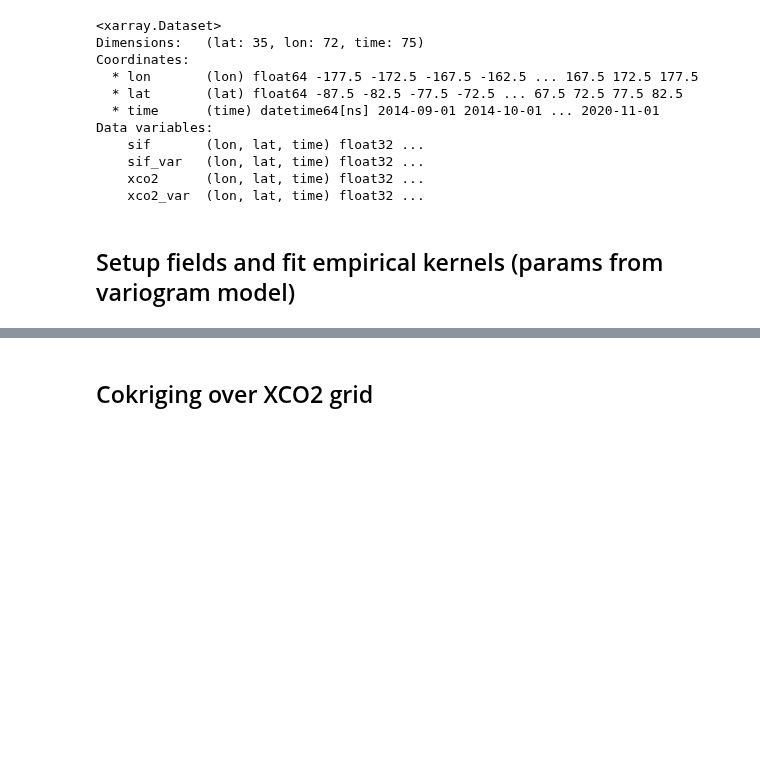
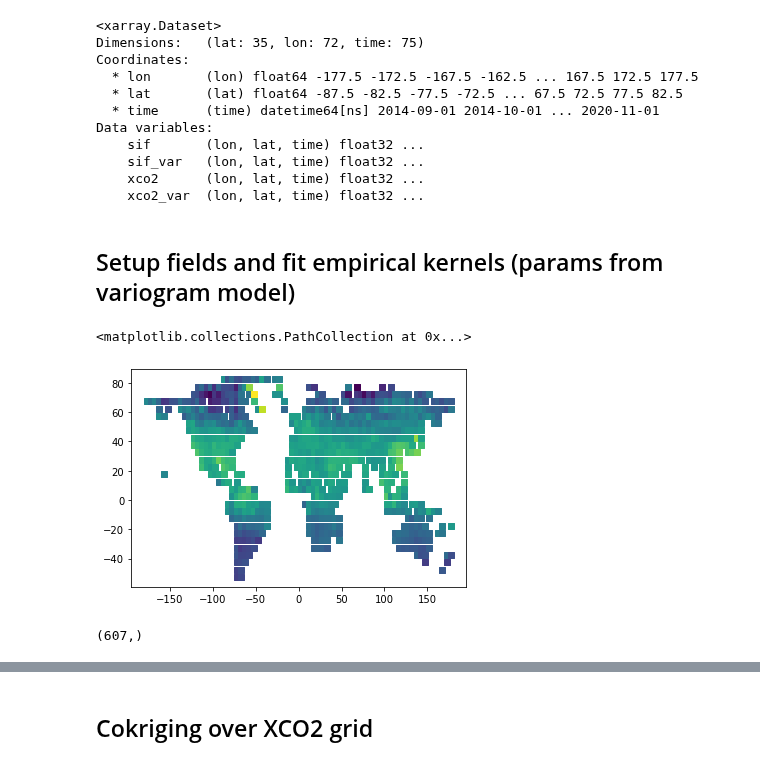
Before and after one commit to 91Mrwu/sif-xco2-cokriging, a Jupyter notebook: research/cokriging_demo.ipynb, the cells around one changed output, grey strips where cells are left out. Saved outputs shown, nothing was run; the diff lists cells and outputs as text; code cells hidden in the pictures; blank space fills up the shorter version.

Commit message:
Begin fitting of surface mean

```diff
--- a/research/cokriging_demo.ipynb
+++ b/research/cokriging_demo.ipynb
@@ -46,0 +51,10 @@ Z = fields.MultiField(ds_xco2, ds_sif, "2019-07-01", timedelta=-2, detrend=True)
+# %%
+plt.scatter(Z.field_1.coords[:,1], Z.field_1.coords[:,0], c=Z.field_1.mean, marker="s")
+# %% [output]
+<matplotlib.collections.PathCollection at 0x...>
+[figure, added]
+# %%
+surf = griddata(Z.field_1.coords, Z.field_1.mean, pred_loc, method="nearest")
+surf.shape
+# %% [output]
+(607,)
```
Also changed, not shown: parts of 12 cells of this notebook, 8 other files.
